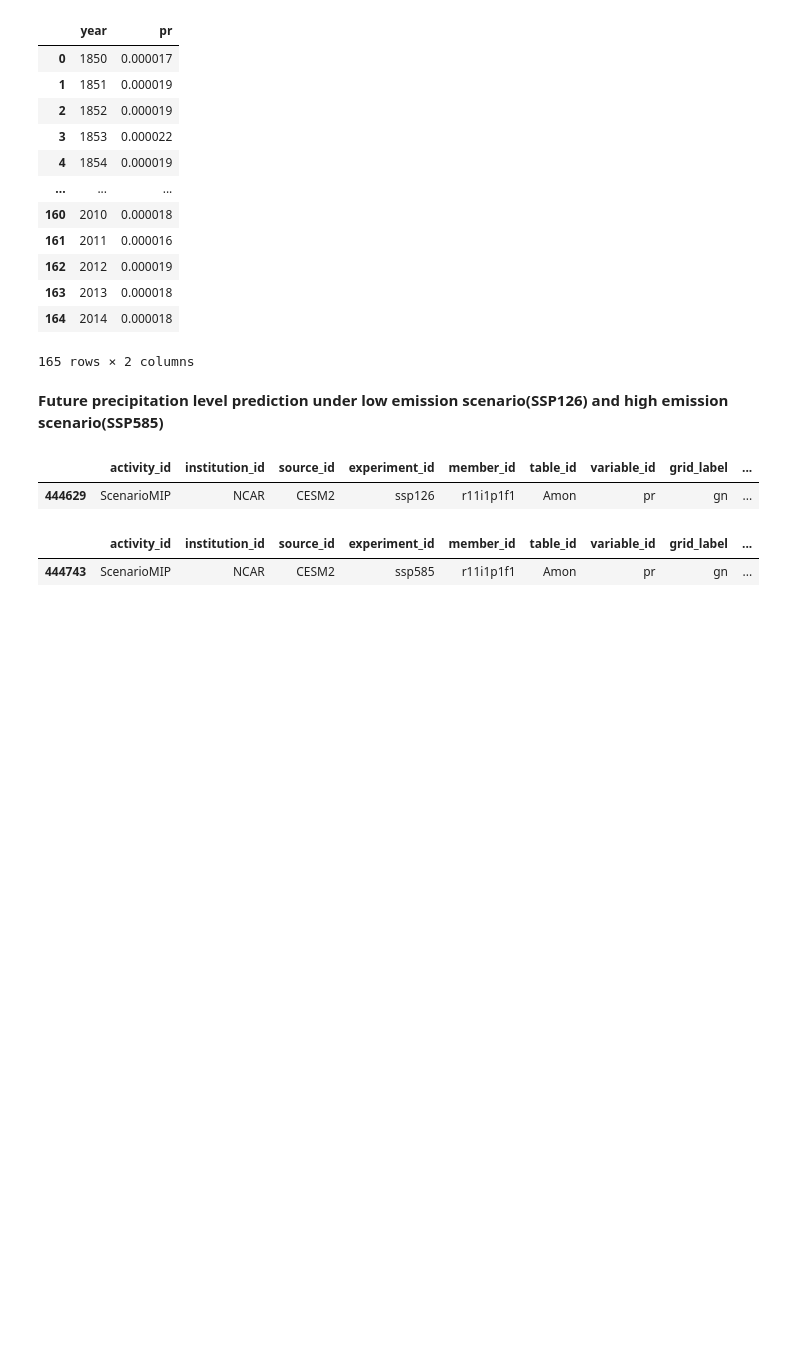
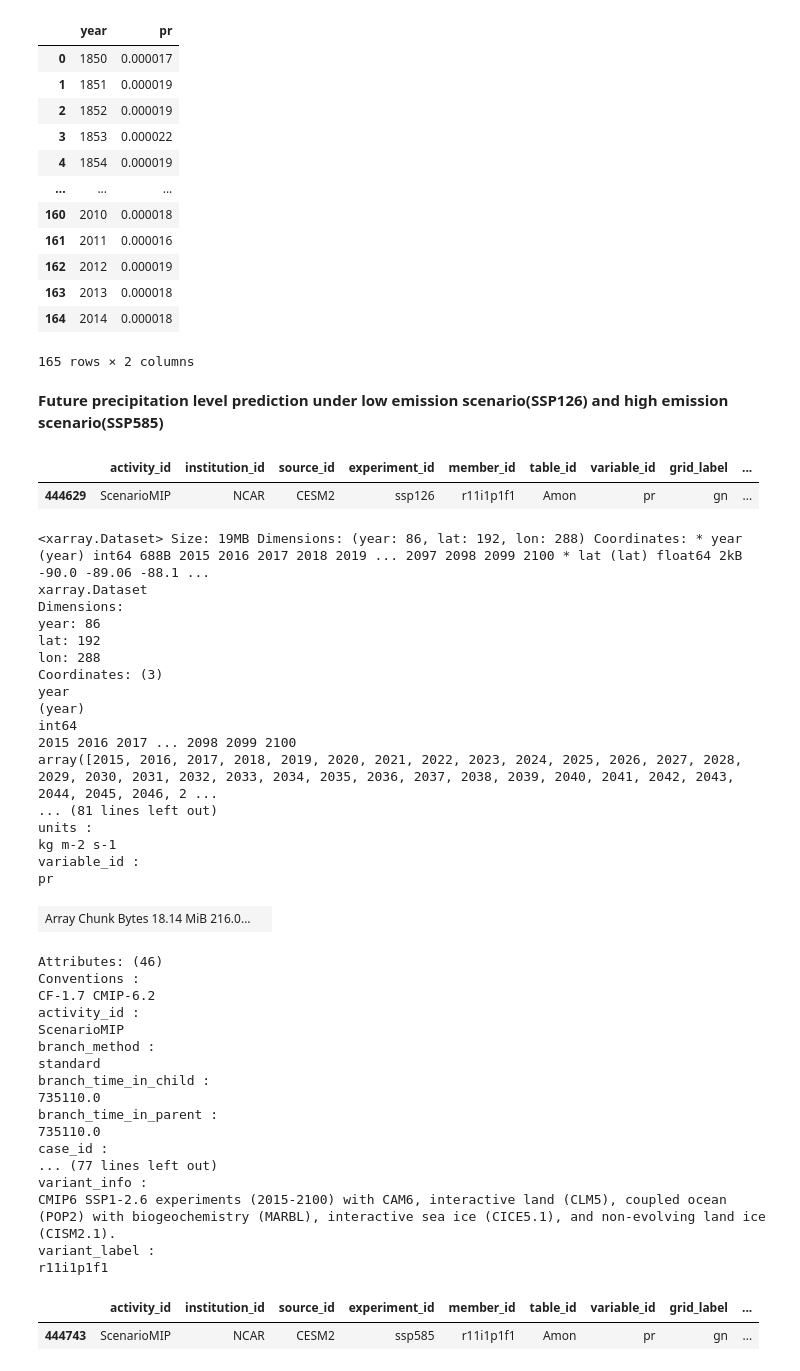
Before and after one commit to jeremyjcheng/106_project3, a Jupyter notebook: eda.ipynb, the cells around one changed output. Cells and saved outputs as stored; diff of their text form; code cells hidden in the pictures; blank space fills up the shorter version.

```diff
--- a/eda.ipynb
+++ b/eda.ipynb
@@ -311,6 +311,54 @@ future_low_emission
 # %% [output]
 |  | activity_id | institution_id | source_id | experiment_id | member_id | table_id | variable_id | grid_label | ... |
 | 444629 | ScenarioMIP | NCAR | CESM2 | ssp126 | r11i1p1f1 | Amon | pr | gn | ... |
+# %%
+# Load future low emission scenario precipitation data
+gcs = gcsfs.GCSFileSystem(token='anon')
+zstore = future_low_emission.zstore.values[0]
+ds_future_low = xr.open_zarr(gcs.get_mapper(zstore), consolidated=True)
+ds_future_low['time'] = ds_future_low.indexes['time'].to_datetimeindex()
+ds_future_low = ds_future_low.assign_coords(
+    year = ds_future_low.time.dt.year
+)
+ds_future_low = ds_future_low.drop_vars(['time', 'lat_bnds', 'lon_bnds', 'time_bnds'])
+ds_future_low = ds_future_low.groupby('year').mean(dim='time')
+ds_future_low
+# %% [output]
+<xarray.Dataset> Size: 19MB Dimensions: (year: 86, lat: 192, lon: 288) Coordinates: * year (year) int64 688B 2015 2016 2017 2018 2019 ... 2097 2098 2099 2100 * lat (lat) float64 2kB -90.0 -89.06 -88.1 ...
+xarray.Dataset
+Dimensions:
+year: 86
+lat: 192
+lon: 288
+Coordinates: (3)
+year
+(year)
+int64
+2015 2016 2017 ... 2098 2099 2100
+array([2015, 2016, 2017, 2018, 2019, 2020, 2021, 2022, 2023, 2024, 2025, 2026, 2027, 2028, 2029, 2030, 2031, 2032, 2033, 2034, 2035, 2036, 2037, 2038, 2039, 2040, 2041, 2042, 2043, 2044, 2045, 2046, 2 ...
+... (81 lines left out)
+units :
+kg m-2 s-1
+variable_id :
+pr
+| Array Chunk Bytes 18.14 MiB 216.0... |  |
+Attributes: (46)
+Conventions :
+CF-1.7 CMIP-6.2
+activity_id :
+ScenarioMIP
+branch_method :
+standard
+branch_time_in_child :
+735110.0
+branch_time_in_parent :
+735110.0
+case_id :
+... (77 lines left out)
+variant_info :
+CMIP6 SSP1-2.6 experiments (2015-2100) with CAM6, interactive land (CLM5), coupled ocean (POP2) with biogeochemistry (MARBL), interactive sea ice (CICE5.1), and non-evolving land ice (CISM2.1).
+variant_label :
+r11i1p1f1
 # %%
 future_high_emission = df[
    (df['activity_id'] == 'ScenarioMIP') &
```
Also changed, not shown: parts of 1 cell of this notebook, 9 other files.
